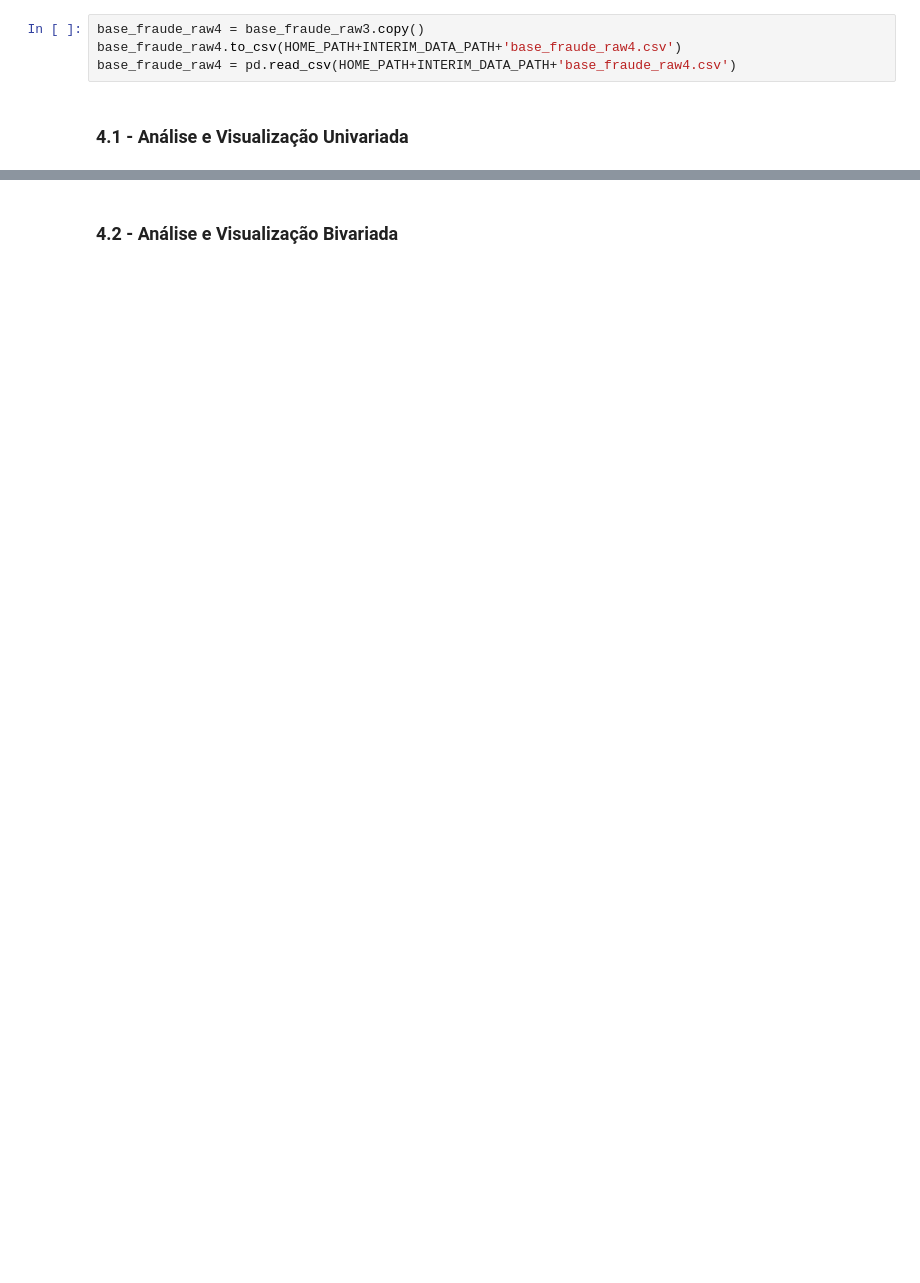
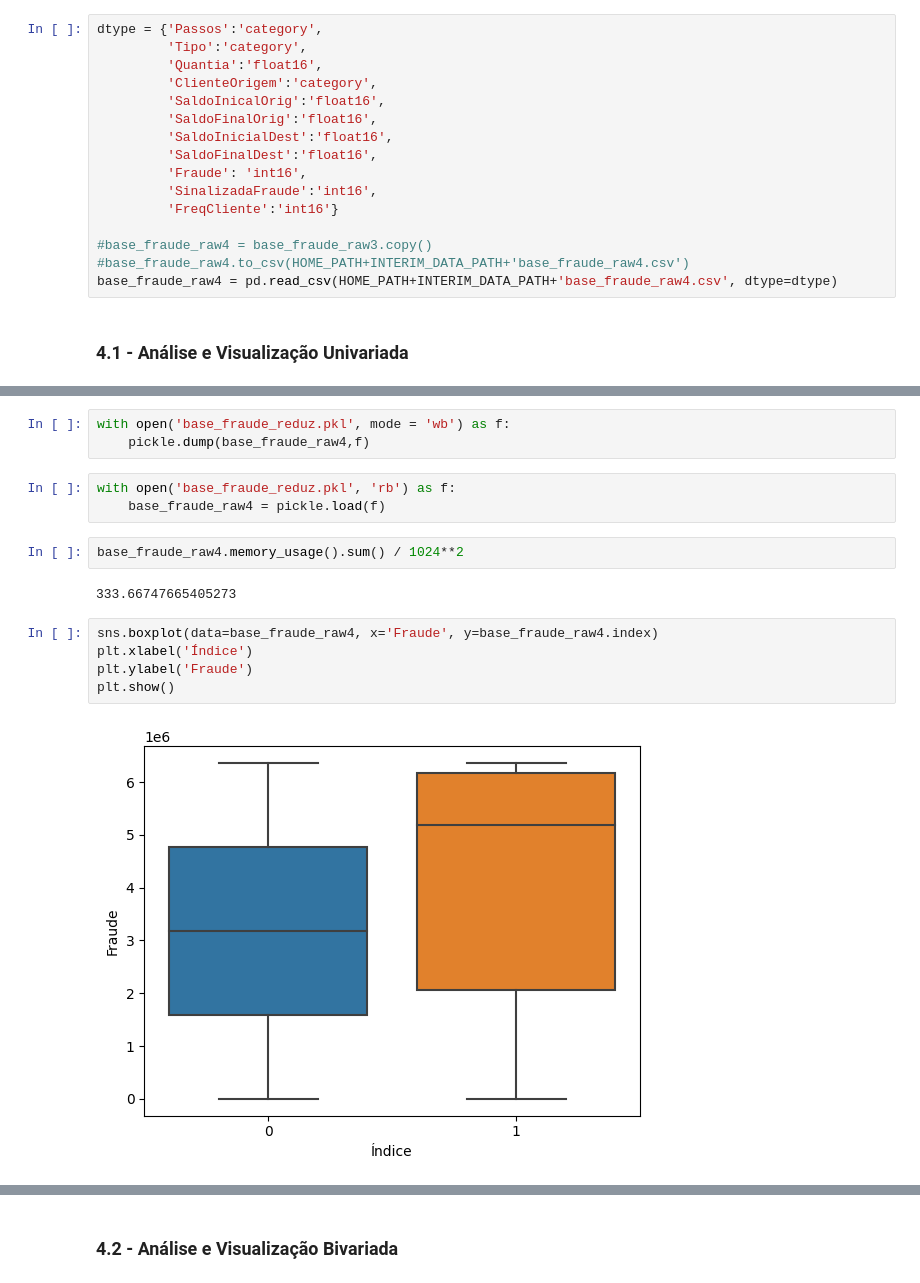
Before and after one commit to ValmirJrDS/deteccao_fraude, a Jupyter notebook: notebooks/c0.3-vj-filtragem-variaveis copy 2.ipynb, the cells around one changed output, grey strips where cells are left out. Saved outputs shown, nothing was run; the diff lists cells and outputs as text; blank space fills up the shorter version.

```diff
--- a/notebooks/c0.3-vj-filtragem-variaveis copy.ipynb
+++ b/notebooks/c0.3-vj-filtragem-variaveis copy 2.ipynb
@@ -327,9 +328,21 @@ base_fraude_raw3.head()
 # %% [markdown]
 ## 4.0 - ANALISE E VISUALIZAÇÕES
 # %%
-base_fraude_raw4 = base_fraude_raw3.copy()
-base_fraude_raw4.to_csv(HOME_PATH+INTERIM_DATA_PATH+'base_fraude_raw4.csv')
-base_fraude_raw4 = pd.read_csv(HOME_PATH+INTERIM_DATA_PATH+'base_fraude_raw4.csv')
+dtype = {'Passos':'category',
+         'Tipo':'category',
+         'Quantia':'float16',
+         'ClienteOrigem':'category',
+         'SaldoInicalOrig':'float16',
+         'SaldoFinalOrig':'float16',
+         'SaldoInicialDest':'float16',
+         'SaldoFinalDest':'float16',
+         'Fraude': 'int16',
+         'SinalizadaFraude':'int16',
+         'FreqCliente':'int16'}
+
+#base_fraude_raw4 = base_fraude_raw3.copy()
+#base_fraude_raw4.to_csv(HOME_PATH+INTERIM_DATA_PATH+'base_fraude_raw4.csv')
+base_fraude_raw4 = pd.read_csv(HOME_PATH+INTERIM_DATA_PATH+'base_fraude_raw4.csv', dtype=dtype)
 # %% [markdown]
 ### 4.1 - Análise e Visualização Univariada
 # %%
@@ -344,0 +384,17 @@ base_fraude_raw4.head()
+# %%
+with open('base_fraude_reduz.pkl', mode = 'wb') as f:
+    pickle.dump(base_fraude_raw4,f)
+# %%
+with open('base_fraude_reduz.pkl', 'rb') as f:
+    base_fraude_raw4 = pickle.load(f)
+# %%
+base_fraude_raw4.memory_usage().sum() / 1024**2
+# %% [output]
+333.66747665405273
+# %%
+sns.boxplot(data=base_fraude_raw4, x='Fraude', y=base_fraude_raw4.index)
+plt.xlabel('Índice')
+plt.ylabel('Fraude')
+plt.show()
+# %% [output]
+[figure, added]
```
Also changed, not shown: parts of 7 cells of this notebook, 1 other file.
